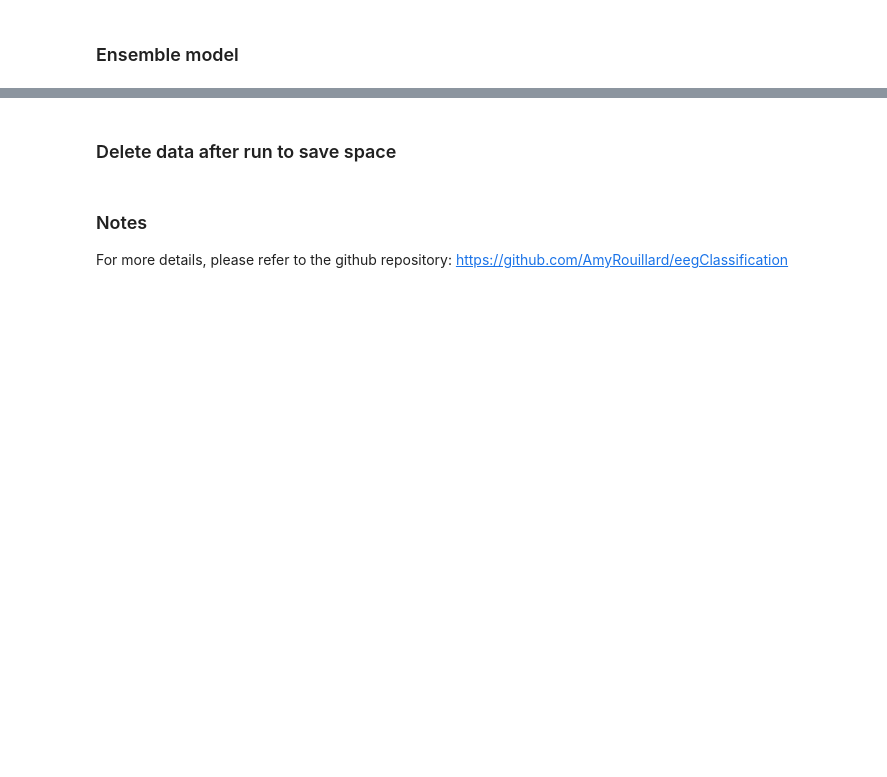
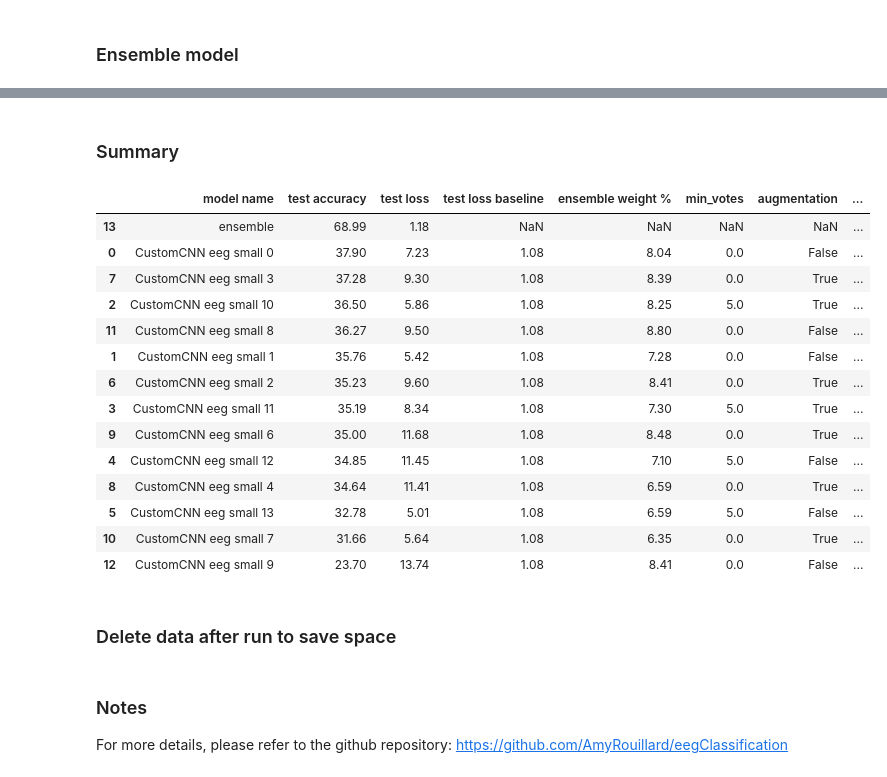
Before and after one commit to AmyRouillard/eegClassification, a Jupyter notebook: eegClassification.ipynb, the cells around one changed output, grey strips where cells are left out. Saved outputs shown, nothing was run; the diff lists cells and outputs as text; code cells hidden in the pictures; blank space fills up the shorter version.

```diff
--- a/eegClassification.ipynb
+++ b/eegClassification.ipynb
@@ -1732,3 +1833,48 @@ plt.show()
+# %% [markdown]
+### Summary
+# %%
+info_keys = ["min_votes", "augmentation","data_type","num_parameters","num_trainable_parameters","configs-label_smoothing","configs-loss_type"]
+df_model_params = pd.DataFrame(columns=["model name"]+info_keys)
+
+for index, file in enumerate(model_info_paths):
+    with open(file, "r") as f:
+        model_info = json.load(f)
+    # collapse nested keys
+    model_info["configs-label_smoothing"] = model_info["configs"]["label_smoothing"]
+    model_info["configs-loss_type"] = model_info["configs"]["loss_type"]
+
+    model_name = ' '.join(file.split('\\')[-1].split('.')[0].split('_')[1:])
+    info = [model_name] + [model_info[key] for key in info_keys]
+    df_model_params.loc[index] = info
+# %%
+df_results = df_results[['model name', 'test accuracy', 'test loss', 'test loss baseline',
+       'ensemble weight']]
+# %%
+#add row to results
+df_results.loc[len(df_results)-1] = ['ensemble', accuracy*100, KL_test, None, None]
+# merge results with model params
+df_results = df_results.merge(df_model_params, left_on='model name', right_on='model name', how='left')
+# %%
+# prretty print results
+df_results_pp = df_results.replace({None: np.nan}).round(2)
+
+df_results_pp.sort_values(by='test accuracy', ascending=False)
+# %% [output]
+|  | model name | test accuracy | test loss | test loss baseline | ensemble weight % | min_votes | augmentation | ... |
+| 13 | ensemble | 68.99 | 1.18 | NaN | NaN | NaN | NaN | ... |
+| 0 | CustomCNN eeg small 0 | 37.90 | 7.23 | 1.08 | 8.04 | 0.0 | False | ... |
+| 7 | CustomCNN eeg small 3 | 37.28 | 9.30 | 1.08 | 8.39 | 0.0 | True | ... |
+| 2 | CustomCNN eeg small 10 | 36.50 | 5.86 | 1.08 | 8.25 | 5.0 | True | ... |
+| 11 | CustomCNN eeg small 8 | 36.27 | 9.50 | 1.08 | 8.80 | 0.0 | False | ... |
+| 1 | CustomCNN eeg small 1 | 35.76 | 5.42 | 1.08 | 7.28 | 0.0 | False | ... |
+| 6 | CustomCNN eeg small 2 | 35.23 | 9.60 | 1.08 | 8.41 | 0.0 | True | ... |
+| 3 | CustomCNN eeg small 11 | 35.19 | 8.34 | 1.08 | 7.30 | 5.0 | True | ... |
+| 9 | CustomCNN eeg small 6 | 35.00 | 11.68 | 1.08 | 8.48 | 0.0 | True | ... |
+| 4 | CustomCNN eeg small 12 | 34.85 | 11.45 | 1.08 | 7.10 | 5.0 | False | ... |
+| 8 | CustomCNN eeg small 4 | 34.64 | 11.41 | 1.08 | 6.59 | 0.0 | True | ... |
+| 5 | CustomCNN eeg small 13 | 32.78 | 5.01 | 1.08 | 6.59 | 5.0 | False | ... |
+| 10 | CustomCNN eeg small 7 | 31.66 | 5.64 | 1.08 | 6.35 | 0.0 | True | ... |
+| 12 | CustomCNN eeg small 9 | 23.70 | 13.74 | 1.08 | 8.41 | 0.0 | False | ... |
 # %% [markdown]
 ### Delete data after run to save space
 # %%
```
Also changed, not shown: parts of 14 cells of this notebook, 23 other files.
